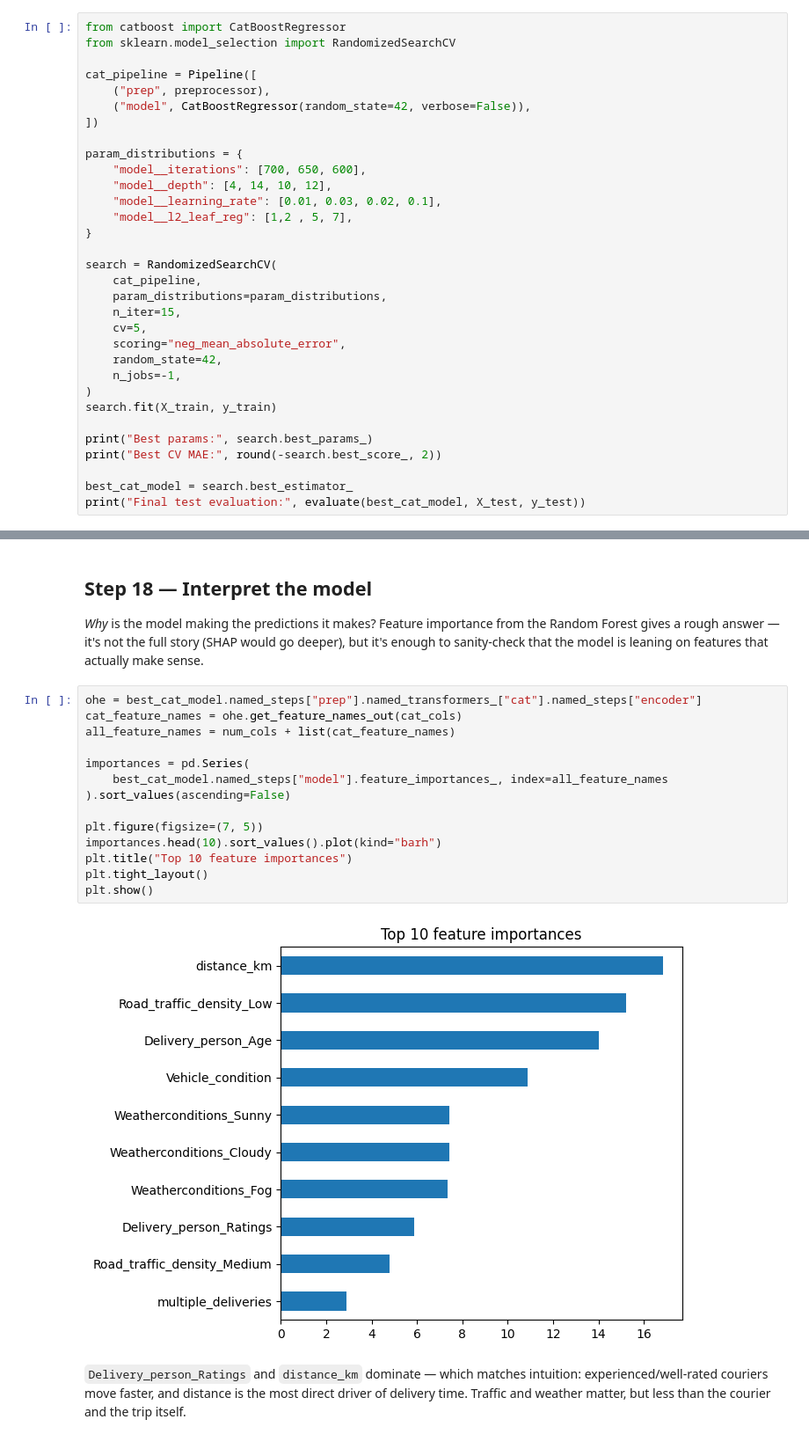
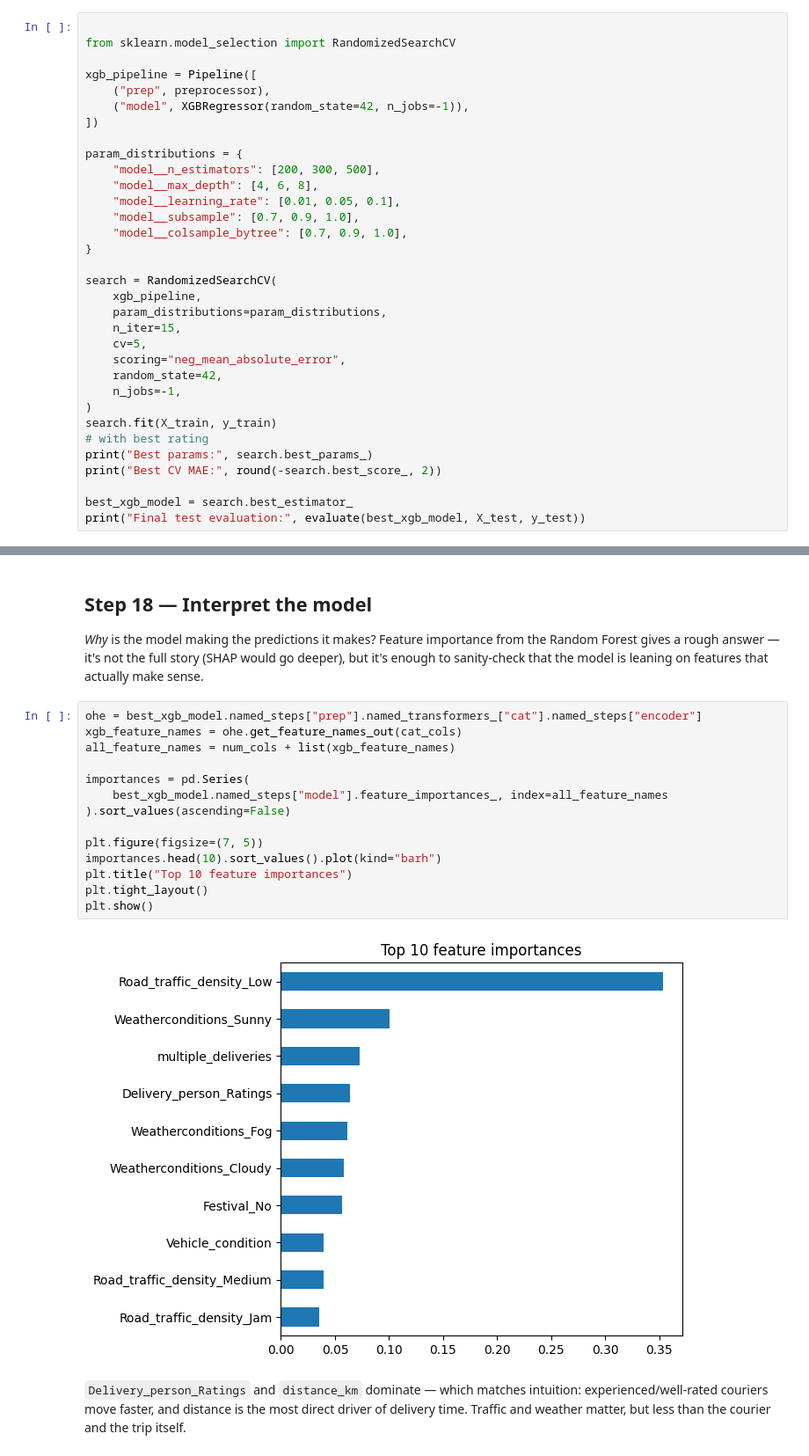
Before and after one commit to janaEssam288/my-project, a Jupyter notebook: food_delivery_time_pipeline.ipynb, the cells around one changed output, grey strips where cells are left out. Shown at 88% size. Drawn from its saved outputs; the diff is of its cells as text.

```diff
--- a/food_delivery_time_pipeline.ipynb
+++ b/food_delivery_time_pipeline.ipynb
@@ -663,23 +614,24 @@ Only now — after we've picked a model family and confirmed it's stable — do
 its settings. `xgboost` with a small grid keeps this fast while still searching a
 useful range of tree depth / leaf size / forest size.
 # %%
-from catboost import CatBoostRegressor
+
 from sklearn.model_selection import RandomizedSearchCV
 
-cat_pipeline = Pipeline([
+xgb_pipeline = Pipeline([
     ("prep", preprocessor),
-    ("model", CatBoostRegressor(random_state=42, verbose=False)),
+    ("model", XGBRegressor(random_state=42, n_jobs=-1)),
 ])
 
 param_distributions = {
-    "model__iterations": [700, 650, 600],
-    "model__depth": [4, 14, 10, 12],
-    "model__learning_rate": [0.01, 0.03, 0.02, 0.1],
-    "model__l2_leaf_reg": [1,2 , 5, 7],
+    "model__n_estimators": [200, 300, 500],
+    "model__max_depth": [4, 6, 8],
+    "model__learning_rate": [0.01, 0.05, 0.1],
+    "model__subsample": [0.7, 0.9, 1.0],
+    "model__colsample_bytree": [0.7, 0.9, 1.0],
 }
 
 search = RandomizedSearchCV(
-    cat_pipeline,
+    xgb_pipeline,
     param_distributions=param_distributions,
     n_iter=15,
     cv=5,
@@ -688,10 +640,10 @@ search = RandomizedSearchCV(
     n_jobs=-1,
 )
 search.fit(X_train, y_train)
-
+# with best rating
 print("Best params:", search.best_params_)
 print("Best CV MAE:", round(-search.best_score_, 2))
 
-best_cat_model = search.best_estimator_
-print("Final test evaluation:", evaluate(best_cat_model, X_test, y_test))
+best_xgb_model = search.best_estimator_
+print("Final test evaluation:", evaluate(best_xgb_model, X_test, y_test))
 # %% [output]
@@ -715,21 +667,21 @@ evaluate(best_cat_model, X_test, y_test)
 Forest gives a rough answer — it's not the full story (SHAP would go deeper), but it's
 enough to sanity-check that the model is leaning on features that actually make sense.
 # %%
-ohe = best_cat_model.named_steps["prep"].named_transformers_["cat"].named_steps["encoder"]
-cat_feature_names = ohe.get_feature_names_out(cat_cols)
-all_feature_names = num_cols + list(cat_feature_names)
+ohe = best_xgb_model.named_steps["prep"].named_transformers_["cat"].named_steps["encoder"]
+xgb_feature_names = ohe.get_feature_names_out(cat_cols)
+all_feature_names = num_cols + list(xgb_feature_names)
 
 importances = pd.Series(
-    best_cat_model.named_steps["model"].feature_importances_, index=all_feature_names
+    best_xgb_model.named_steps["model"].feature_importances_, index=all_feature_names
 ).sort_values(ascending=False)
 
 plt.figure(figsize=(7, 5))
 importances.head(10).sort_values().plot(kind="barh")
 plt.title("Top 10 feature importances")
 plt.tight_layout()
 plt.show()
 # %% [output]
-[figure, old version]
+[figure, new version]
 # %% [markdown]
 `Delivery_person_Ratings` and `distance_km` dominate — which matches intuition:
 experienced/well-rated couriers move faster, and distance is the most direct driver of
```
Also changed, not shown: parts of 14 cells of this notebook.
